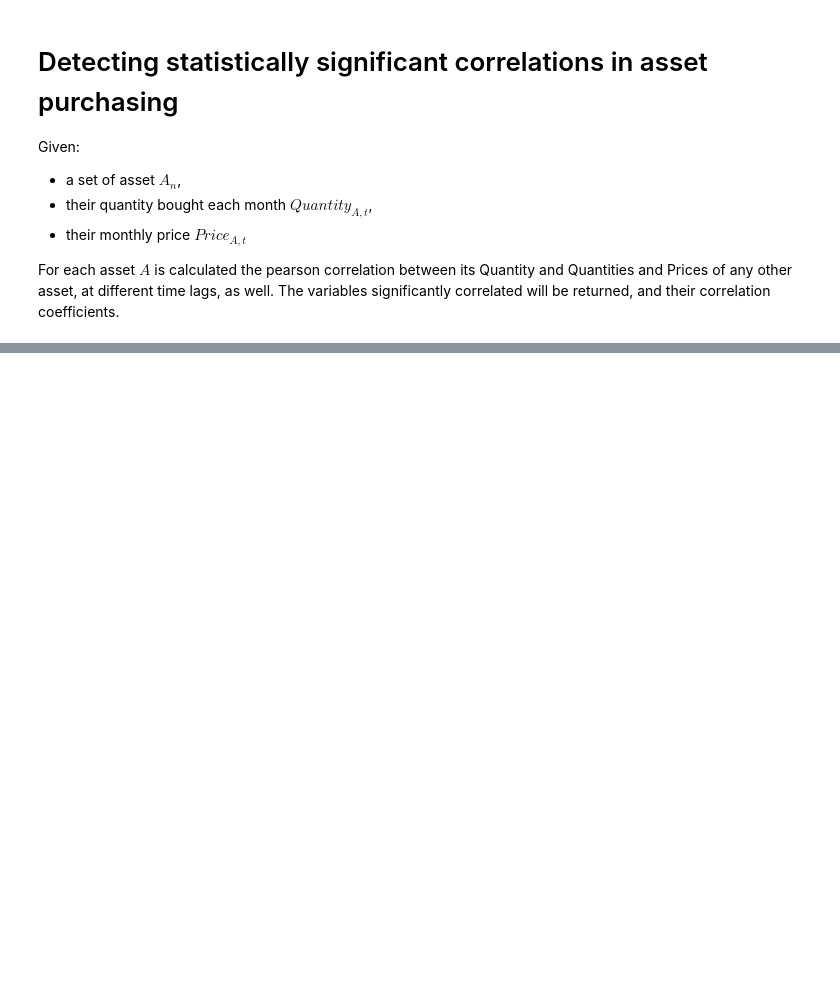
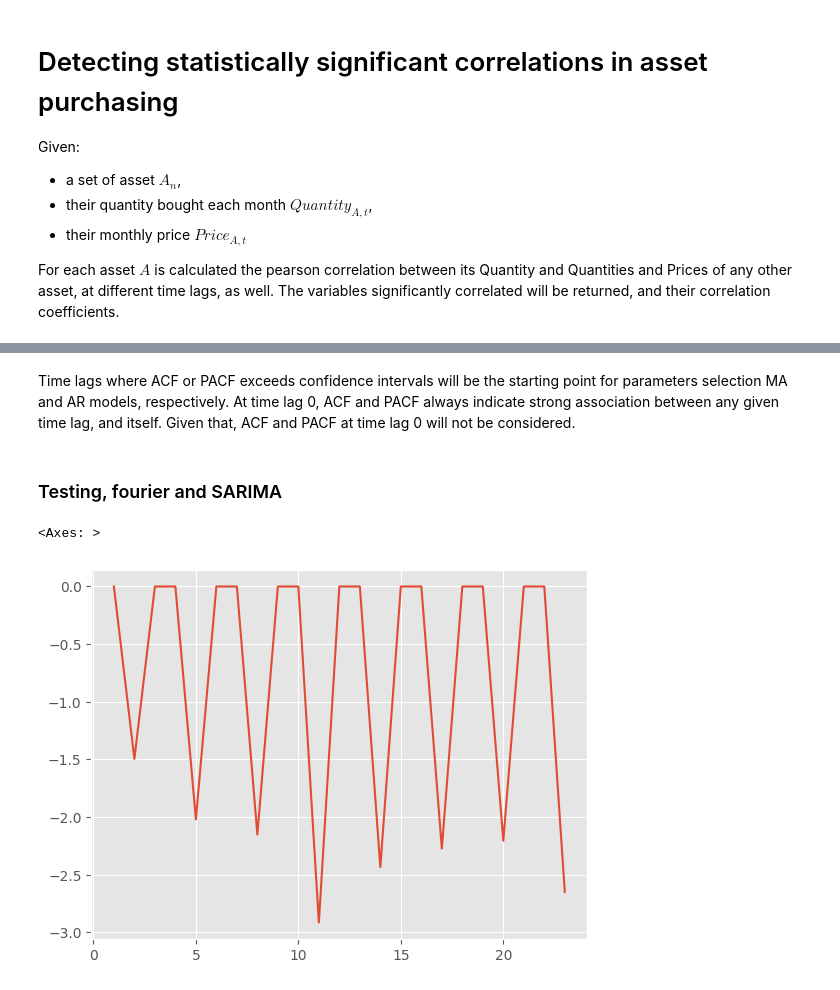
Before and after one commit to vincenzojrs/MrRipStrategyAnalysis, a Jupyter notebook: main.ipynb, the cells around one changed output, grey strips where cells are left out. Cells and saved outputs as stored; diff of their text form; code cells hidden in the pictures; blank space fills up the shorter version.

```diff
--- a/main.ipynb
+++ b/main.ipynb
@@ -403,0 +443,5 @@ for column in amount_data.columns:
+# %% [markdown]
+Time lags where ACF or PACF exceeds confidence intervals will be the starting point for parameters selection MA and AR models, respectively.
+At time lag 0, ACF and PACF always indicate strong association between any given time lag, and itself. Given that, ACF and PACF at time lag 0 will not be considered.
+# %% [markdown]
+### Testing, fourier and SARIMA
@@ -403,0 +454,6 @@ for column in amount_data.columns:
+# %%
+data = amount_data["VBR"]
+data.plot()
+# %% [output]
+<Axes: >
+[figure, added]
```
Also changed, not shown: parts of 24 cells of this notebook.
